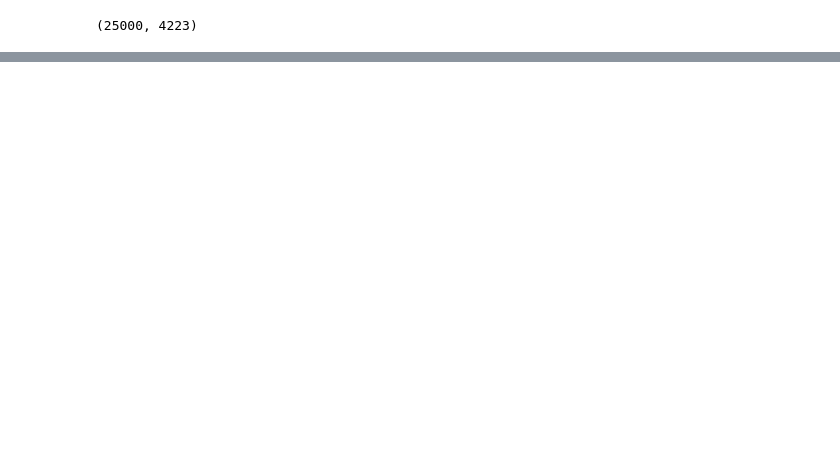
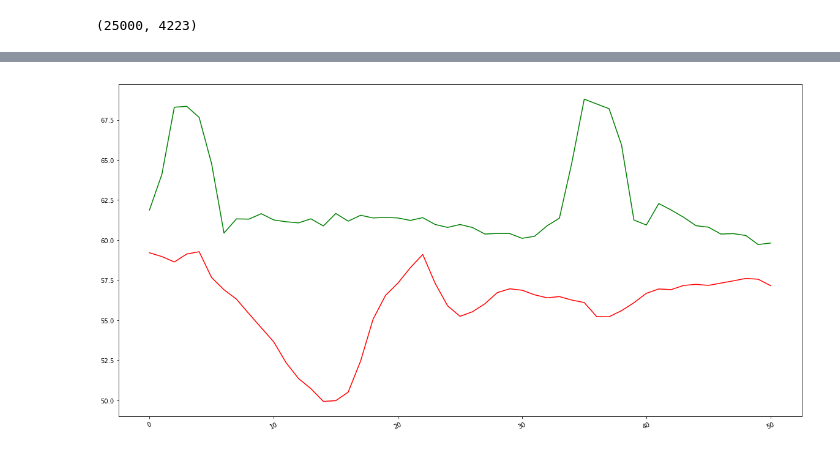
Before and after one commit to atifkarim/Time-Series-Forecasting-Using-Machine-Learning-Algorithm, a Jupyter notebook: forecasting_with_ARIMA.ipynb, the cells around one changed output, grey strips where cells are left out. Saved outputs shown, nothing was run; the diff lists cells and outputs as text; code cells hidden in the pictures; blank space fills up the shorter version.

```diff
--- a/forecasting_with_ARIMA.ipynb
+++ b/forecasting_with_ARIMA.ipynb
@@ -84,6 +173,8 @@ print(NumberOfElements)
 # %%
 train_set=dataset[0:NumberOfElements]
 test_set=dataset[NumberOfElements:len(dataset)]
+
+test_set_1=dataset[4949:len(dataset)]
 # %%
 print('Train data shape:',train_set.shape,'\tsize:',train_set.size)
 print('Test data shape:',test_set.shape,'\tsize:',test_set.size)
@@ -157,7 +254,9 @@ size of actual:  31
 # # forecast = model_fit.predict(start=start_index, end=end_index)
 # forecast = loaded.predict(start=start_index, end=end_index)
 # %%
-# plt.plot(Predictions,color='green')
-# plt.plot(test_set,color='red')
-# plt.xticks( rotation=25)
-# plt.show()
+plt.plot(Predictions,color='green')
+plt.plot(test_set_1,color='red')
+plt.xticks( rotation=25)
+plt.show()
+# %% [output]
+[figure, added]
```
Also changed, not shown: parts of 24 cells of this notebook.
